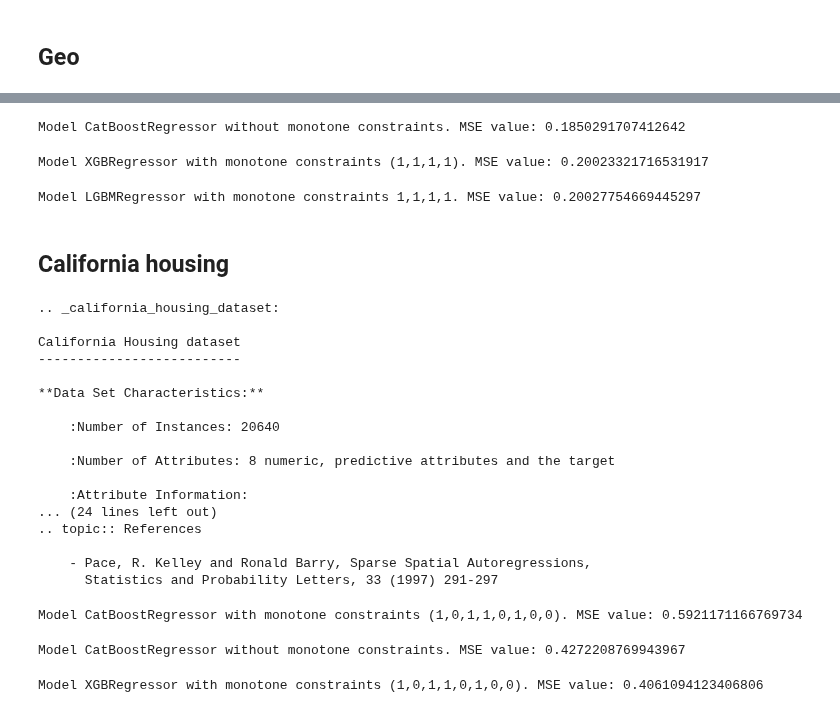
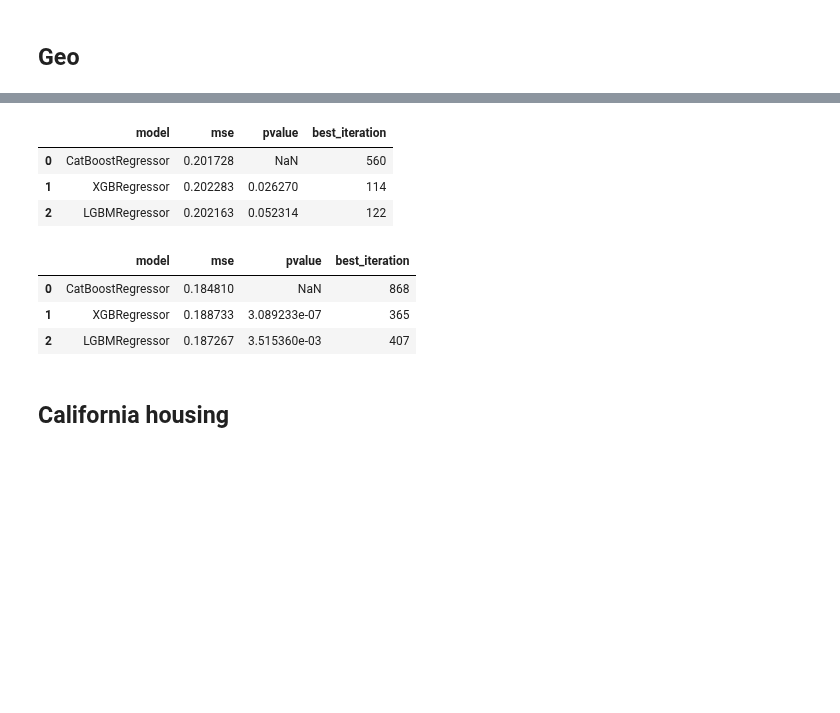
Before and after one commit to catboost/benchmarks, a Jupyter notebook: monotone_constraints/monotonic_constraints.ipynb, the cells around one changed output, grey strips where cells are left out. Saved outputs shown, nothing was run; the diff lists cells and outputs as text; code cells hidden in the pictures; blank space fills up the shorter version.

```diff
--- a/monotone_constraints/monotonic_constraints.ipynb
+++ b/monotone_constraints/monotonic_constraints.ipynb
@@ -209,23 +218,16 @@ Model CatBoostRegressor with monotone constraints (1,1,1,1). MSE value: 0.199633
-# %%
-cb_model = cb.CatBoostRegressor(**get_regressor_geo_params('catboost'))
-cb_model.fit(X_geo_train, y_geo_train)
-
-print_loss_value(cb_model, X_geo_test, y_geo_test)
-# %% [output]
-Model CatBoostRegressor without monotone constraints. MSE value: 0.1850291707412642
-# %%
-xgb_model = xgb.XGBRegressor(**get_regressor_geo_params('xgboost'))
-xgb_model.fit(X_geo_train, y_geo_train)
-
-print_loss_value(xgb_model, X_geo_test, y_geo_test)
-# %% [output]
-Model XGBRegressor with monotone constraints (1,1,1,1). MSE value: 0.20023321716531917
-# %%
-lgbm_model = lgb.LGBMRegressor(**get_regressor_geo_params('lgbm'))
-lgbm_model.fit(X_geo_train, y_geo_train)
-
-print_loss_value(lgbm_model, X_geo_test, y_geo_test)
-# %% [output]
-Model LGBMRegressor with monotone constraints 1,1,1,1. MSE value: 0.20027754669445297
+# %%
+eval_all_models(X_geo, y_geo, (1, 1, 1, 1), learning_rate=0.01)
+# %% [output]
+|  | model | mse | pvalue | best_iteration |
+| 0 | CatBoostRegressor | 0.201728 | NaN | 560 |
+| 1 | XGBRegressor | 0.202283 | 0.026270 | 114 |
+| 2 | LGBMRegressor | 0.202163 | 0.052314 | 122 |
+# %%
+eval_all_models(X_geo, y_geo, None, learning_rate=0.01)
+# %% [output]
+|  | model | mse | pvalue | best_iteration |
+| 0 | CatBoostRegressor | 0.184810 | NaN | 868 |
+| 1 | XGBRegressor | 0.188733 | 3.089233e-07 | 365 |
+| 2 | LGBMRegressor | 0.187267 | 3.515360e-03 | 407 |
 # %% [markdown]
 ## California housing
@@ -236,20 +233,0 @@ housing_data = fetch_california_housing()
-# %%
-print(housing_data.DESCR)
-# %% [output]
-.. _california_housing_dataset:
-
-California Housing dataset
---------------------------
-
-**Data Set Characteristics:**
-
-    :Number of Instances: 20640
-
-    :Number of Attributes: 8 numeric, predictive attributes and the target
-
-    :Attribute Information:
-... (24 lines left out)
-.. topic:: References
-
-    - Pace, R. Kelley and Ronald Barry, Sparse Spatial Autoregressions,
-      Statistics and Probability Letters, 33 (1997) 291-297
@@ -283,21 +233,0 @@ def get_regressor_house_params(model_name):
-# %%
-cb_model = cb.CatBoostRegressor(**get_regressor_house_params('catboost_w_constraint'))
-cb_model.fit(X_house_train, y_house_train)
-
-print_loss_value(cb_model, X_house_test, y_house_test)
-# %% [output]
-Model CatBoostRegressor with monotone constraints (1,0,1,1,0,1,0,0). MSE value: 0.5921171166769734
-# %%
-cb_model = cb.CatBoostRegressor(**get_regressor_house_params('catboost'))
-cb_model.fit(X_house_train, y_house_train)
-
-print_loss_value(cb_model, X_house_test, y_house_test)
-# %% [output]
-Model CatBoostRegressor without monotone constraints. MSE value: 0.4272208769943967
-# %%
-xgb_model = xgb.XGBRegressor(**get_regressor_house_params('xgboost'))
-xgb_model.fit(X_house_train, y_house_train)
-
-print_loss_value(xgb_model, X_house_test, y_house_test)
-# %% [output]
-Model XGBRegressor with monotone constraints (1,0,1,1,0,1,0,0). MSE value: 0.4061094123406806
```
Also changed, not shown: parts of 28 cells of this notebook.
